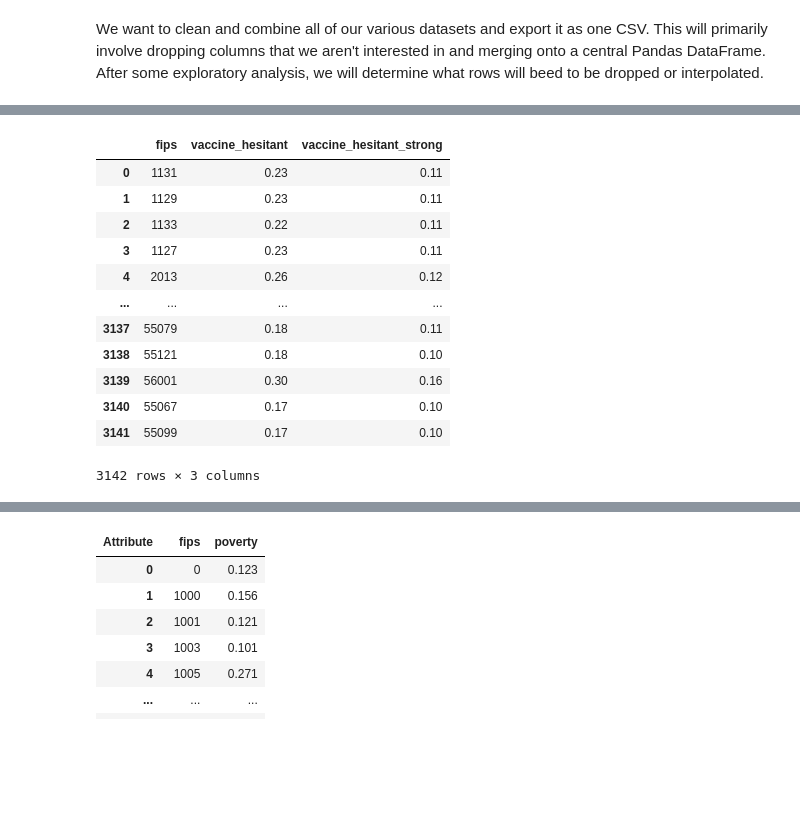
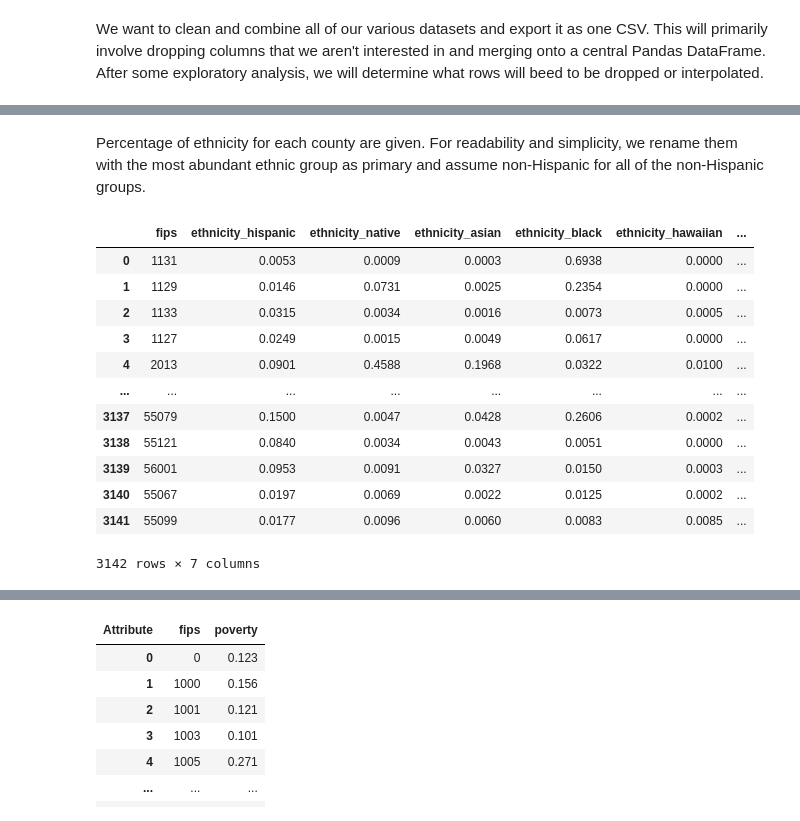
Before and after one commit to kuruparans/covid19-vaccine-hesitancy-analysis, a Jupyter notebook: data-cleaning.ipynb, the cells around one changed output, grey strips where cells are left out. Saved outputs shown, nothing was run; the diff lists cells and outputs as text; code cells hidden in the pictures; blank space fills up the shorter version.

```diff
--- a/data-cleaning.ipynb
+++ b/data-cleaning.ipynb
@@ -6,21 +26,19 @@ We want to clean and combine all of our various datasets and export it as one CS
+# %% [markdown]
+Percentage of ethnicity for each county are given. For readability and simplicity, we rename them with the most abundant ethnic group as primary and assume non-Hispanic for all of the non-Hispanic groups.
 # %%
-vaccine_hesitancy = pd.read_csv('datasets/raw/Vaccine_Hesitancy_for_COVID-19__County_and_local_estimates.csv').rename(columns = {'FIPS Code':'fips'})
-fips = vaccine_hesitancy[['fips']]
 ethnicity = vaccine_hesitancy[['fips', 'Percent Hispanic', 'Percent non-Hispanic American Indian/Alaska Native', 'Percent non-Hispanic Asian', 'Percent non-Hispanic Black', 'Percent non-Hispanic Native Hawaiian/Pacific Islander', 'Percent non-Hispanic White']].rename(columns = {'Percent Hispanic': 'ethnicity_hispanic', 'Percent non-Hispanic American Indian/Alaska Native': 'ethnicity_native', 'Percent non-Hispanic Asian': 'ethnicity_asian', 'Percent non-Hispanic Black': 'ethnicity_black', 'Percent non-Hispanic Native Hawaiian/Pacific Islander': 'ethnicity_hawaiian', 'Percent non-Hispanic White': 'ethnicity_white'})
-social_vulnerability_index = vaccine_hesitancy[['fips', 'Social Vulnerability Index (SVI)', 'County Name', 'State']].rename(columns= {'Social Vulnerability Index (SVI)': 'social_vulnerability_index', 'County Name': 'county_name', 'State': 'state'})
-vaccine_hesitancy = vaccine_hesitancy[['fips', 'Estimated hesitant', 'Estimated strongly hesitant']].rename(columns = {'Estimated hesitant': 'vaccine_hesitant', 'Estimated strongly hesitant': 'vaccine_hesitant_strong'})
-vaccine_hesitancy
+ethnicity
 # %% [output]
-|  | fips | vaccine_hesitant | vaccine_hesitant_strong |
-| 0 | 1131 | 0.23 | 0.11 |
-| 1 | 1129 | 0.23 | 0.11 |
-| 2 | 1133 | 0.22 | 0.11 |
-| 3 | 1127 | 0.23 | 0.11 |
-| 4 | 2013 | 0.26 | 0.12 |
-| ... | ... | ... | ... |
-| 3137 | 55079 | 0.18 | 0.11 |
-| 3138 | 55121 | 0.18 | 0.10 |
-| 3139 | 56001 | 0.30 | 0.16 |
-| 3140 | 55067 | 0.17 | 0.10 |
-| 3141 | 55099 | 0.17 | 0.10 |
+|  | fips | ethnicity_hispanic | ethnicity_native | ethnicity_asian | ethnicity_black | ethnicity_hawaiian | ... |
+| 0 | 1131 | 0.0053 | 0.0009 | 0.0003 | 0.6938 | 0.0000 | ... |
+| 1 | 1129 | 0.0146 | 0.0731 | 0.0025 | 0.2354 | 0.0000 | ... |
+| 2 | 1133 | 0.0315 | 0.0034 | 0.0016 | 0.0073 | 0.0005 | ... |
+| 3 | 1127 | 0.0249 | 0.0015 | 0.0049 | 0.0617 | 0.0000 | ... |
+| 4 | 2013 | 0.0901 | 0.4588 | 0.1968 | 0.0322 | 0.0100 | ... |
+| ... | ... | ... | ... | ... | ... | ... | ... |
+| 3137 | 55079 | 0.1500 | 0.0047 | 0.0428 | 0.2606 | 0.0002 | ... |
+| 3138 | 55121 | 0.0840 | 0.0034 | 0.0043 | 0.0051 | 0.0000 | ... |
+| 3139 | 56001 | 0.0953 | 0.0091 | 0.0327 | 0.0150 | 0.0003 | ... |
+| 3140 | 55067 | 0.0197 | 0.0069 | 0.0022 | 0.0125 | 0.0002 | ... |
+| 3141 | 55099 | 0.0177 | 0.0096 | 0.0060 | 0.0083 | 0.0085 | ... |
-3142 rows × 3 columns
+3142 rows × 7 columns
```
Also changed, not shown: parts of 13 cells of this notebook.
